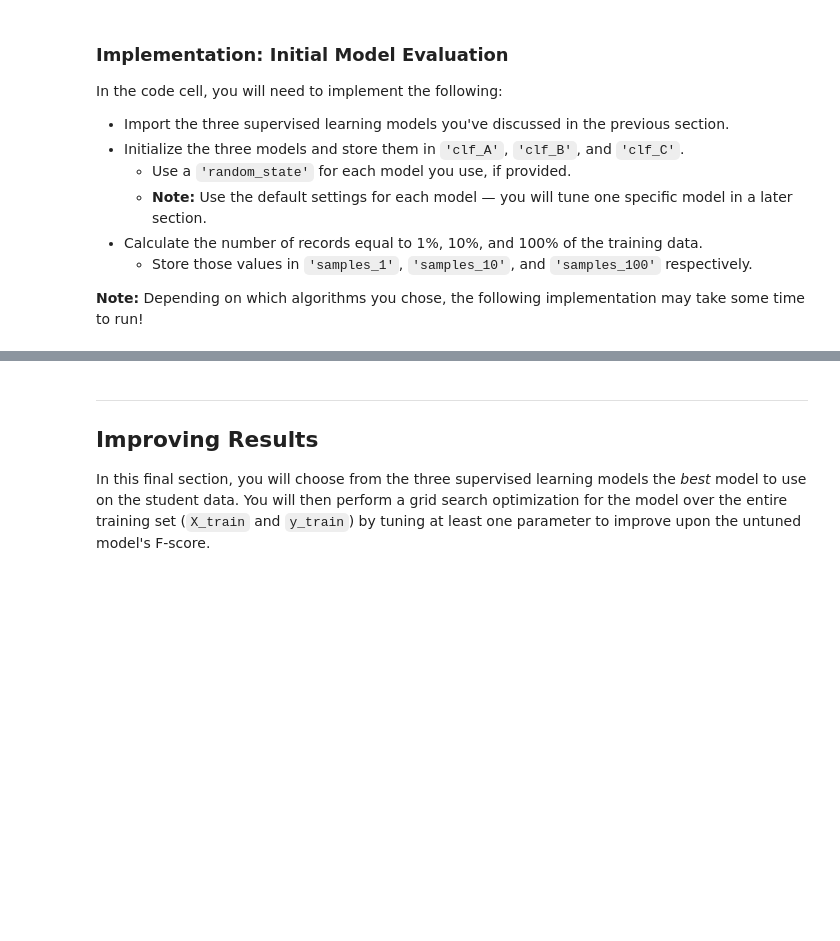
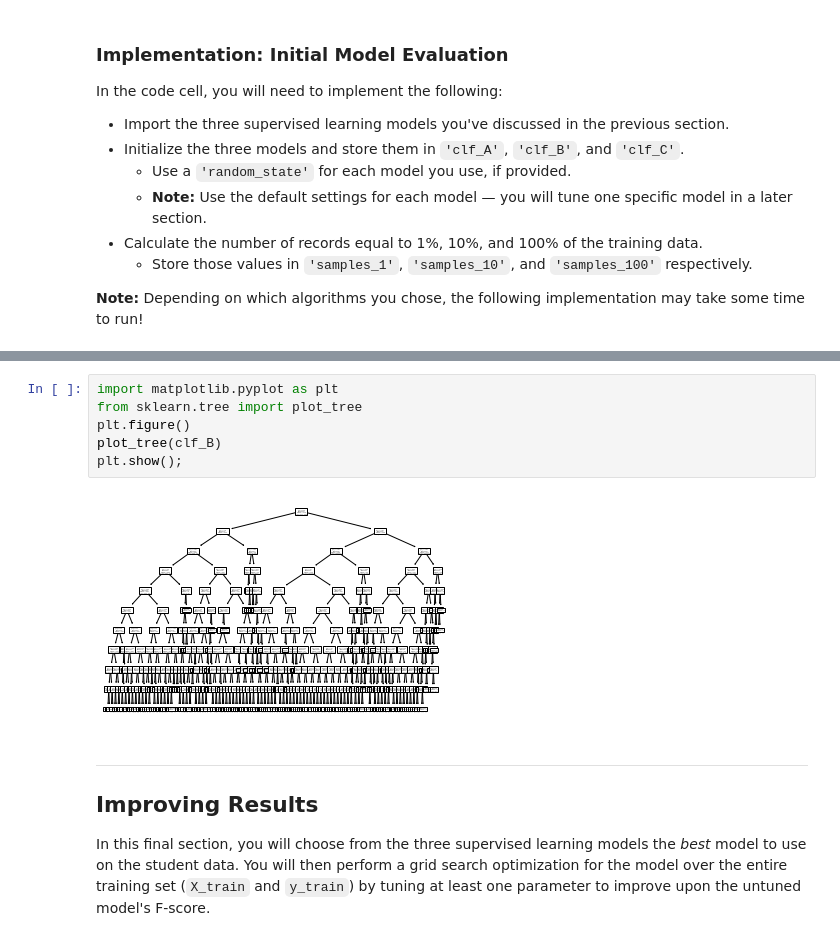
Before and after one commit to ahmadabousetta/finding_donors, a Jupyter notebook: starter/finding_donors.ipynb, the cells around one changed output, grey strips where cells are left out. Cells and saved outputs as stored; diff of their text form; blank space fills up the shorter version.

```diff
--- a/starter/finding_donors.ipynb
+++ b/starter/finding_donors.ipynb
@@ -444,3 +444,11 @@ SGDClassifier trained on 36177 samples.
+# %%
+import matplotlib.pyplot as plt
+from sklearn.tree import plot_tree
+plt.figure()
+plot_tree(clf_B)
+plt.show();
+# %% [output]
+[figure, added]
 # %% [markdown]
 ----
 ## Improving Results
```
Also changed, not shown: parts of 6 cells of this notebook.
